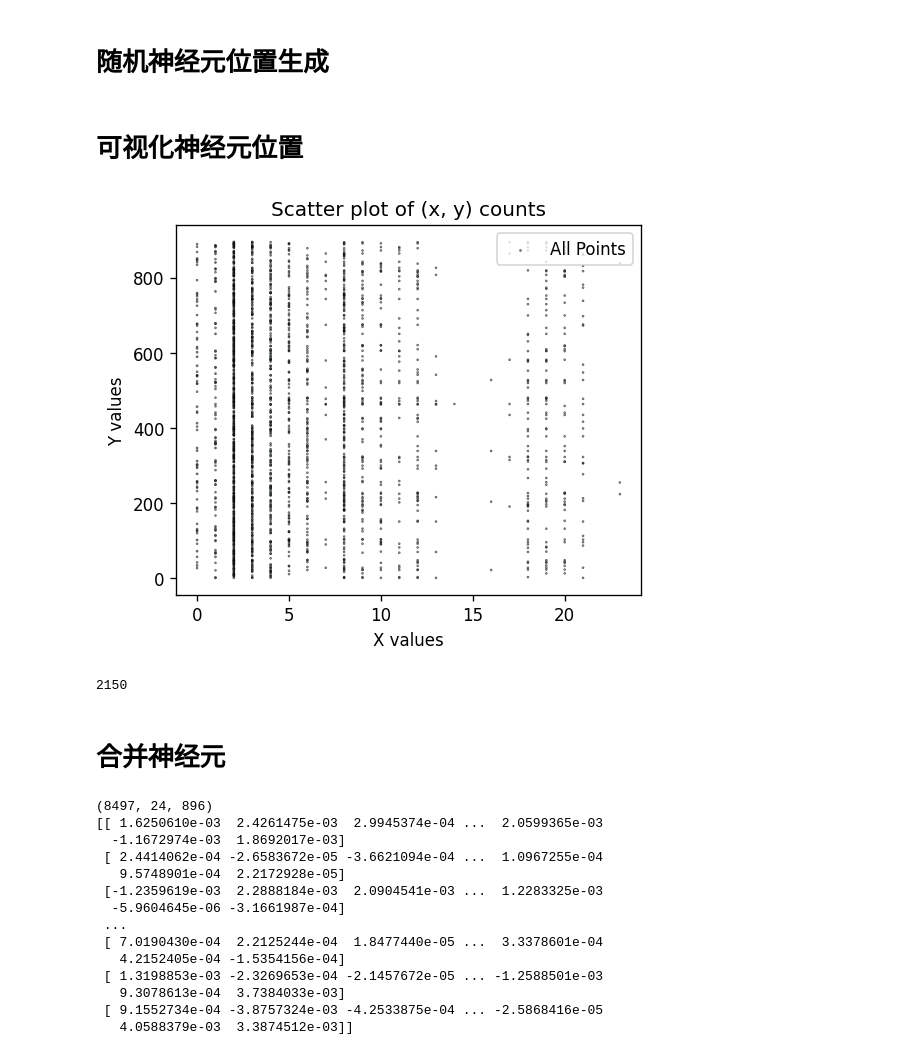
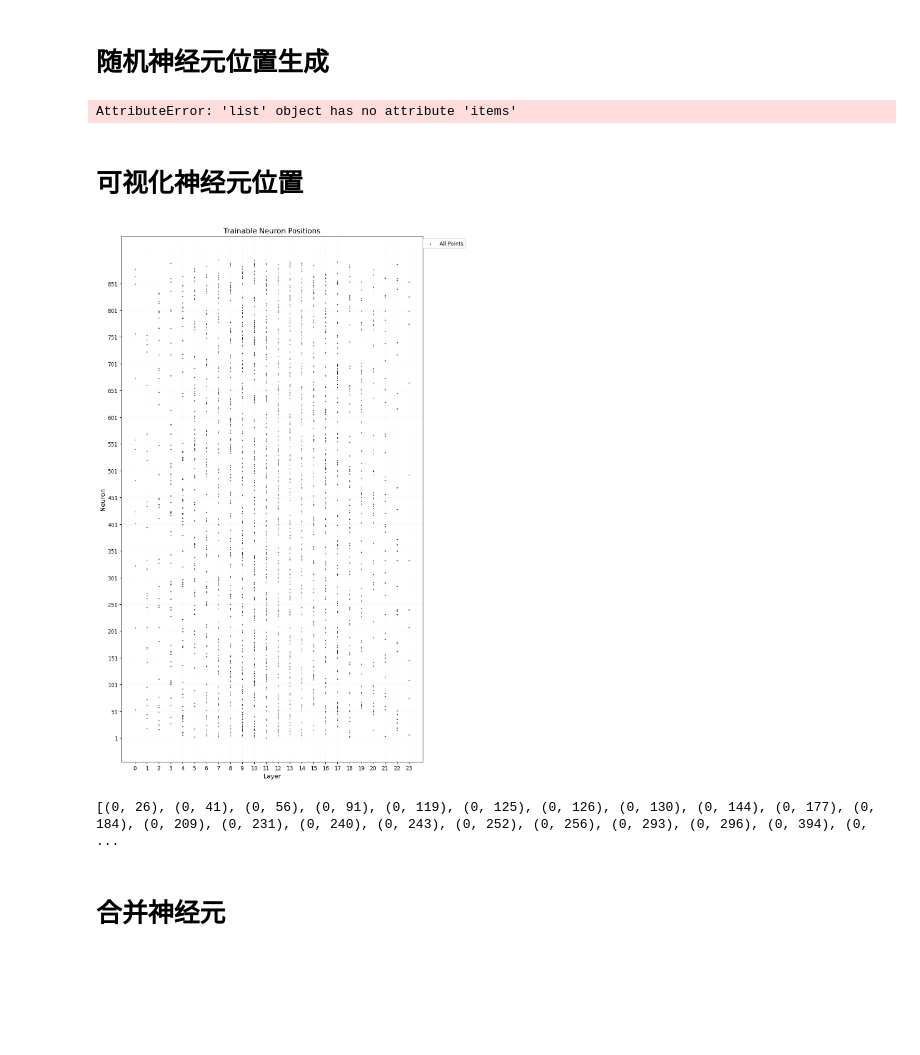
Before and after one commit to Nexround/ftg, a Jupyter notebook: analyse.ipynb, the cells around one changed output. Cells and saved outputs as stored; diff of their text form; code cells hidden in the pictures; blank space fills up the shorter version.

```diff
--- a/analyse.ipynb
+++ b/analyse.ipynb
@@ -1,5 +1,5 @@
 # %%
 import matplotlib.pyplot as plt
 
-plt.rcParams["figure.figsize"] = [5, 4]
+plt.rcParams["figure.figsize"] = [6, 6]
 plt.rcParams["figure.dpi"] = 120
@@ -291,9 +326,10 @@ print("JSON 文件已生成！")
 import json
 import ast
 
+json_path = "/workspace/ftg/target_neurons/selected_neurons.json" # "/workspace/ftg/target_neurons/top90_mmlu.json"
 new_ig_dict = {}
 
-with open("/workspace/ftg/target_neurons/top90_mmlu.json", encoding="utf-8") as f:
+with open(json_path, encoding="utf-8") as f:
     ig_dict = json.load(f)
 for key, value in ig_dict.items():
     new_ig_dict[ast.literal_eval(key)] = value
@@ -302,21 +338,27 @@ total_elements = len(new_ig_dict)
 top_10_percent = int(total_elements * 0.1)
 top_10_percent_dict = dict(tuple(new_ig_dict.items())[:top_10_percent])
 
-print(top_10_percent_dict)
+# print(top_10_percent_dict)
+# %% [output]
+AttributeError: 'list' object has no attribute 'items'
 # %% [markdown]
 # 可视化神经元位置
-# %%
-scatter_plot(top_10_percent_dict)
-print(len(top_10_percent_dict))
-# %% [output]
-[figure, removed]
-2150
+# %%
+json_path = "/workspace/ftg/target_neurons/selected_neurons_spindle.json"
+
+with open(json_path, encoding="utf-8") as f:
+    target = json.load(f)
+display_target_neurons(target)
+# %% [output]
+[figure, added]
 # %%
 target_neurons_list = [pos for pos in top_10_percent_dict.keys()]
 print(target_neurons_list)
 file_name = "mmlu_10percent.json"
 with open(f"./target_neurons/{file_name}", "w", encoding="utf-8") as f:
     json.dump(target_neurons_list, f, ensure_ascii=False, indent=4)
+# %% [output]
+[(0, 26), (0, 41), (0, 56), (0, 91), (0, 119), (0, 125), (0, 126), (0, 130), (0, 144), (0, 177), (0, 184), (0, 209), (0, 231), (0, 240), (0, 243), (0, 252), (0, 256), (0, 293), (0, 296), (0, 394), (0, ...
 # %% [markdown]
 # 合并神经元
 # %%
@@ -362,21 +404,6 @@ import h5py
 filename = "/workspace/ftg/hdf5/mmlu.h5"
 with h5py.File(filename, "a") as f:
     print(f["dataset"].shape)
-# %% [output]
-(8497, 24, 896)
-[[ 1.6250610e-03  2.4261475e-03  2.9945374e-04 ...  2.0599365e-03
-  -1.1672974e-03  1.8692017e-03]
- [ 2.4414062e-04 -2.6583672e-05 -3.6621094e-04 ...  1.0967255e-04
-   9.5748901e-04  2.2172928e-05]
- [-1.2359619e-03  2.2888184e-03  2.0904541e-03 ...  1.2283325e-03
-  -5.9604645e-06 -3.1661987e-04]
- ...
- [ 7.0190430e-04  2.2125244e-04  1.8477440e-05 ...  3.3378601e-04
-   4.2152405e-04 -1.5354156e-04]
- [ 1.3198853e-03 -2.3269653e-04 -2.1457672e-05 ... -1.2588501e-03
-   9.3078613e-04  3.7384033e-03]
- [ 9.1552734e-04 -3.8757324e-03 -4.2533875e-04 ... -2.5868416e-05
-   4.0588379e-03  3.3874512e-03]]
 # %%
 from datasets import load_dataset
 from tqdm import tqdm
```
Also changed, not shown: parts of 13 cells of this notebook, 6 other files.
